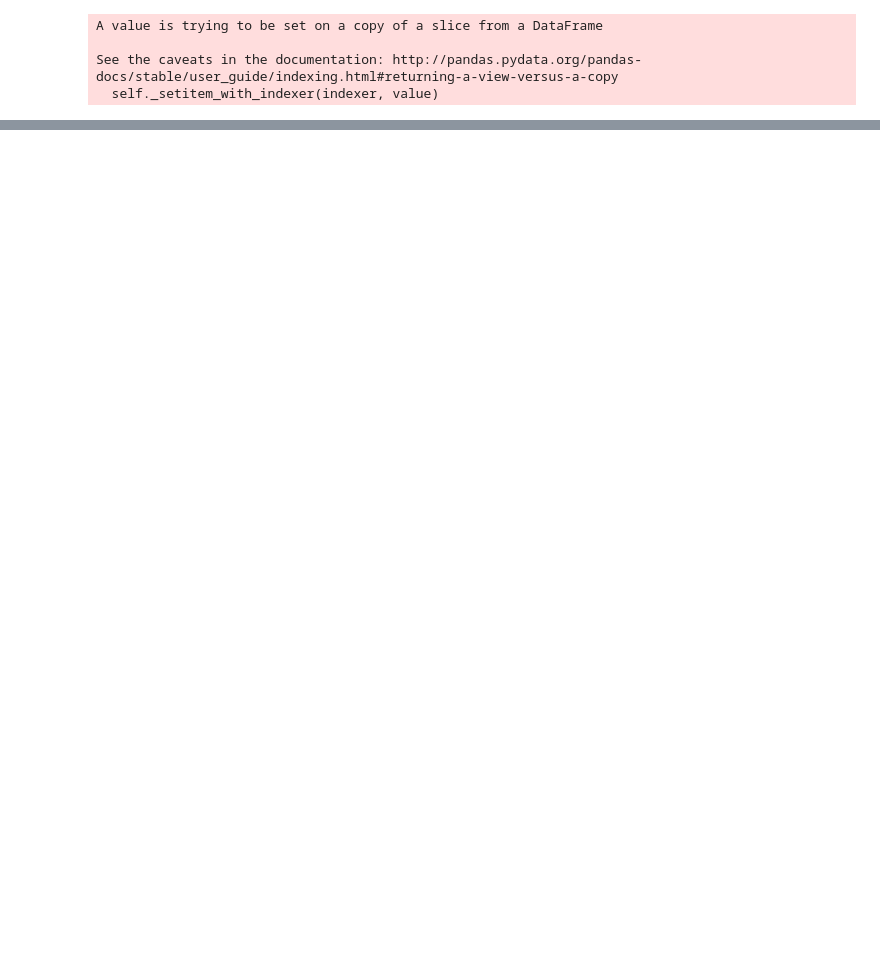
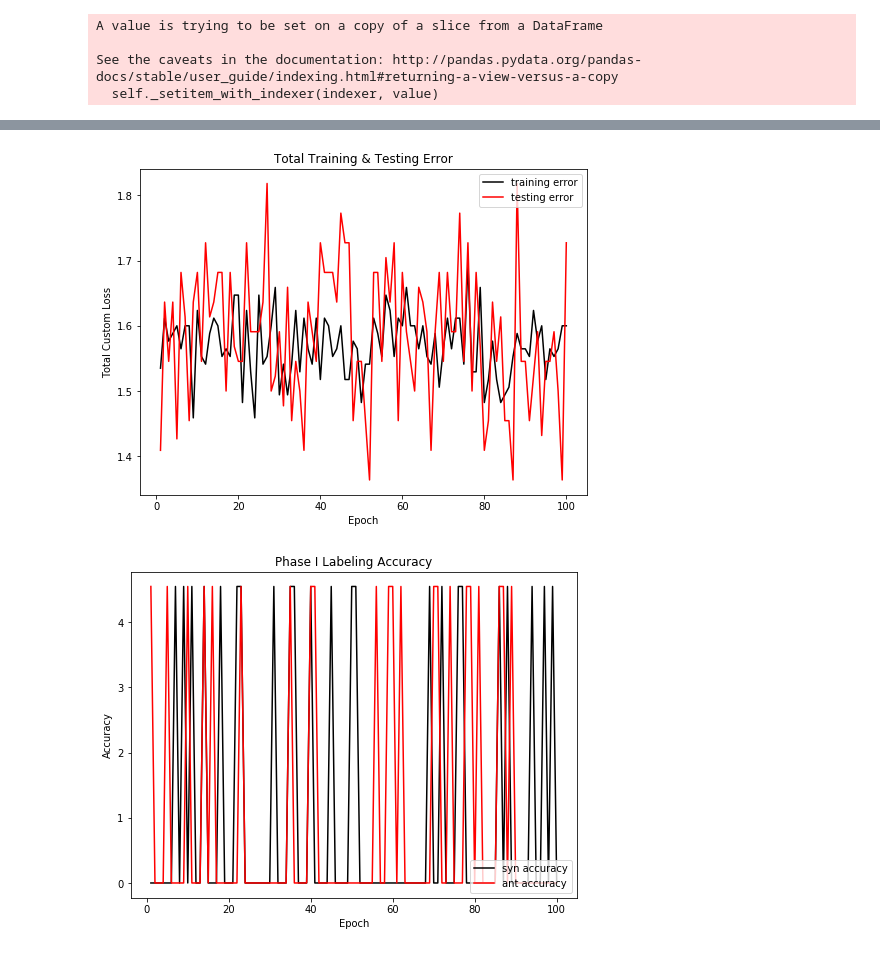
Before and after one commit to choe-alex/BETO2020, a Jupyter notebook: ipynb/Phase_I_and_II_NN_2.ipynb, the cells around one changed output, grey strips where cells are left out. Saved outputs shown, nothing was run; the diff lists cells and outputs as text; code cells hidden in the pictures; blank space fills up the shorter version.

```diff
--- a/ipynb/Phase_I_and_II_NN_2.ipynb
+++ b/ipynb/Phase_I_and_II_NN_2.ipynb
@@ -24,3 +24,7 @@ data = '/Users/alexchoe/Desktop/Capstone/m2py-master/data/all_abstracts_model/'
 os.chdir(data)
 model1 = wv.load('all_abstract_model.model')
 vocabulary1 = list(model1.wv.vocab)
+# %%
+data = '/Users/alexchoe/Desktop/Capstone/BETO2020-master/data/carbon/'
+os.chdir(data)
+data_df = pd.read_excel('CombinedSynAntList.xlsx', index_col=0)
@@ -27,8 +47,5 @@ vocabulary1 = list(model1.wv.vocab)
 # %%
-data = '/Users/alexchoe/Desktop/Capstone/BETO2020-master/data/carbon/'
-os.chdir(data)
-data_df = pd.read_excel('Carbon_SynAntList_Full_Refined.xlsx', skip_rows=1, nrows=2000, index_col=0)
-data_df = data_df.rename(columns = {'Unnamed: 1':'word 1', 'Unnamed: 2':'word 2','Unnamed: 3':'relationship', 'Unnamed: 4': 'label'})
+#data_df = data_df.rename(columns = {'Unnamed: 1':'word 1', 'Unnamed: 2':'word 2','Unnamed: 3':'relationship', 'Unnamed: 4': 'label'})
 
 #Adding columns for the syn and ant score labeling as well as indices
 #replacing all NaN values with 0
@@ -47,6 +64,7 @@ missing = list((set(list1).difference(vocabulary1))) + list((set(list2).differen
 #keeping only the rows in the pd that have words in vocabulary1
 data_df = data_df[~data_df['word 1'].isin(missing)]
 data_df = data_df[~data_df['word 2'].isin(missing)]
+data_df = data_df[~data_df['label'].str.contains('#', na=False)]
 
 #reseting indeces after mask
 data_df.reset_index(inplace = True)
@@ -56,3 +74,5 @@ data_df.reset_index(inplace = True)
 common = list(set(list1)&set(vocabulary1))+list(set(list2)&set(vocabulary1))
 common = list(dict.fromkeys(common))
 common = sorted(common)
+
+data_df
@@ -489,7 +523,7 @@ def Phase_I_eval_model(model, testing_data_set, optimizer):
             syn_el_count = 0
             syn_correct = 0
             for x, y in zip(synonymy_score, labels[0]):
-                if x == y:
+                if x*0.8 <= y:
                     syn_correct += 1
                     syn_el_count += 1
 
@@ -499,7 +533,7 @@ def Phase_I_eval_model(model, testing_data_set, optimizer):
             ant_el_count = 0
             ant_correct = 0
             for x, y in zip(antonymy_score, labels[1]):
-                if x == y:
+                if x*0.8 <= y:
                     ant_correct += 1
                     ant_el_count += 1
 
@@ -521,6 +555,7 @@ def Phase_I_eval_model(model, testing_data_set, optimizer):
         ant_epoch_acc = sum(ant_test_acc_list)/test_total
 
         print(f"Total Epoch Testing Loss is: {test_epoch_loss}")
-        #print(f"Epoch MAPE: Syn = {syn_epoch_acc}")
+        print(f"Total Epoch Synonym Testing accuracy is: {syn_epoch_acc}")
+        print(f"Total Epoch Antonym Testing accuracy is: {ant_epoch_acc}")
 
     return test_epoch_loss, syn_test_epoch_loss, ant_test_epoch_loss, label_test_epoch_loss, syn_epoch_acc, ant_epoch_acc
@@ -587,3 +969,30 @@ torch.Size([1])
+# %%
+fig, ax = plt.subplots(figsize = (8,6))
+
+epochs = np.arange(1, (num_epochs+1), 1)
+
+plt.plot(epochs, train_epoch_losses, c = 'k', label = 'training error')
+plt.plot(epochs, test_epoch_losses, c = 'r', label = 'testing error')
+plt.legend(loc = 'upper right')
+plt.title("Total Training & Testing Error")
+ax.set_xlabel('Epoch')
+ax.set_ylabel('Total Custom Loss')
+plt.show()
+
+fig, ax = plt.subplots(figsize = (8,6))
+plt.plot(epochs, syn_test_epoch_accuracies, c = 'k', label = 'syn accuracy')
+plt.plot(epochs, ant_test_epoch_accuracies, c = 'r', label = 'ant accuracy')
+#plt.plot(epochs, voc_test_epoch_accuracies, c = 'r', label = 'voc accuracy')
+#plt.plot(epochs, jsc_test_epoch_accuracies, c = 'g', label = 'jsc accuracy')
+#plt.plot(epochs, ff_test_epoch_accuracies, c = 'b', label = 'ff accuracy')
+plt.legend(loc = 'lower right')
+plt.title("Phase I Labeling Accuracy")
+ax.set_xlabel('Epoch')
+ax.set_ylabel('Accuracy')
+plt.show()
+# %% [output]
+[figure, added]
+[figure, added]
 # %%
 def Phase_II_train_model(model, training_data_set, optimizer):
     train_losses = []
```
Also changed, not shown: parts of 16 cells of this notebook.
